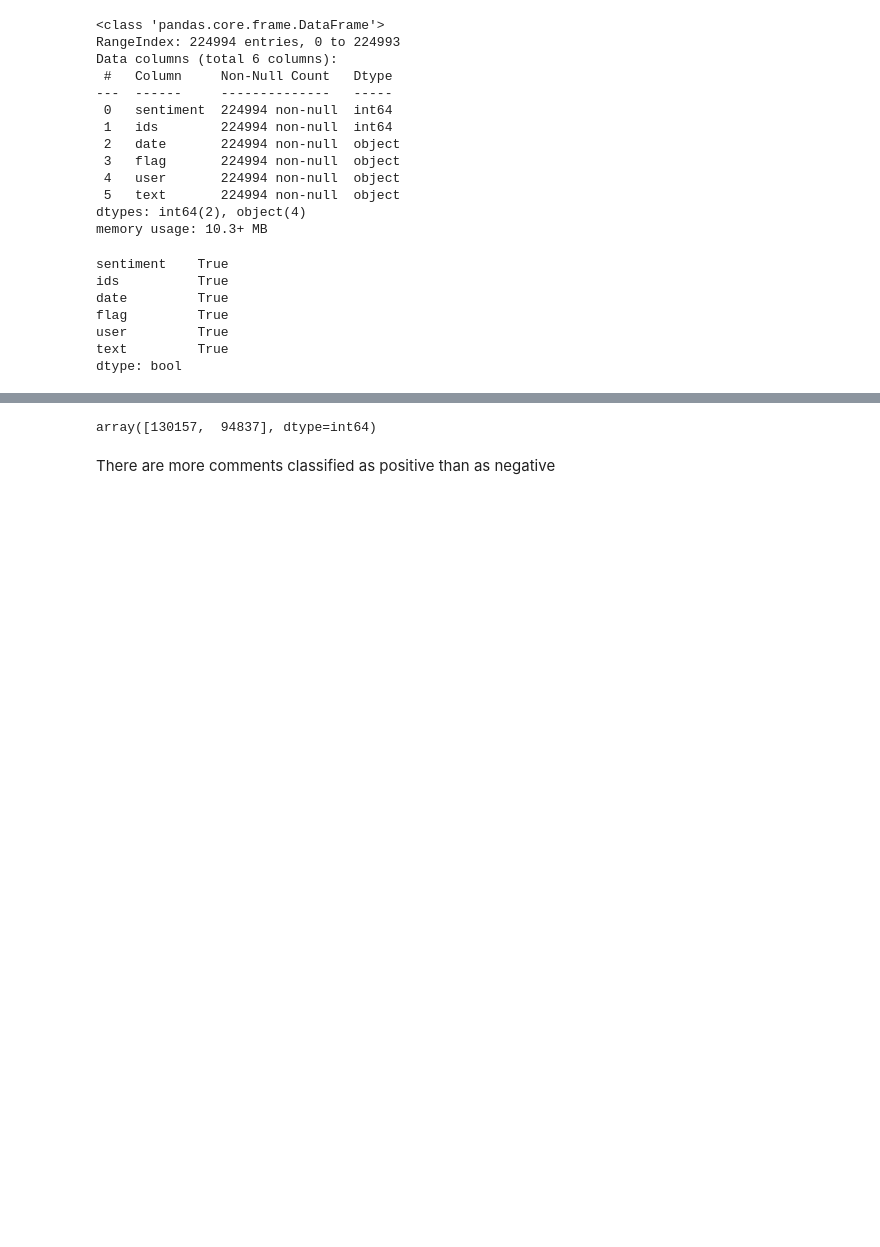
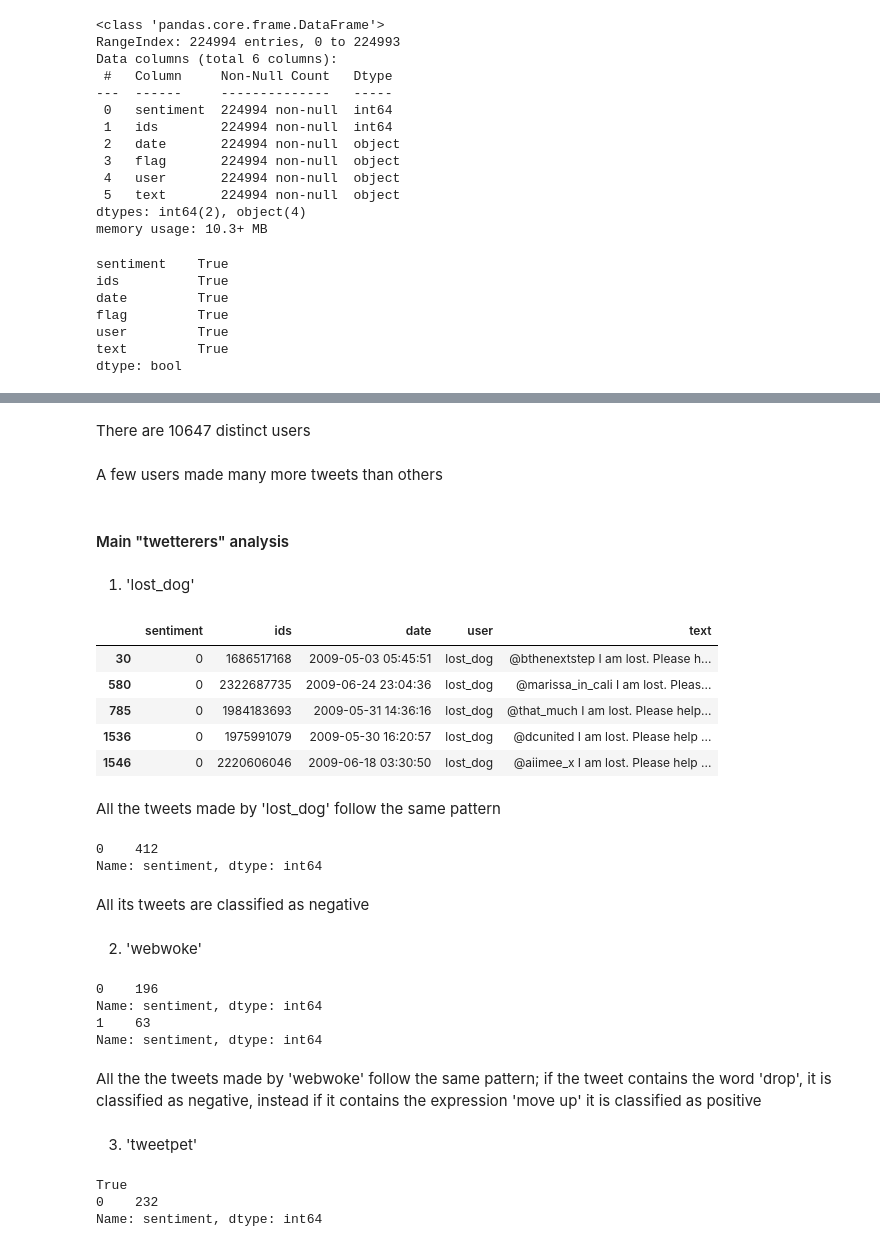
Before and after one commit to Edoch94/DSL_project_2022, a Jupyter notebook: project.ipynb, the cells around one changed output, grey strips where cells are left out. Drawn from its saved outputs; the diff is of its cells as text; code cells hidden in the pictures; blank space fills up the shorter version.

```diff
--- a/project.ipynb
+++ b/project.ipynb
@@ -54,0 +167,2 @@ There are no empty cells
+# %% [markdown]
+There are 10647 distinct users
@@ -55,6 +176,45 @@ There are no empty cells
+# %% [markdown]
+A few users made many more tweets than others
+# %% [markdown]
+#### Main "twetterers" analysis
+# %% [markdown]
+1. 'lost_dog'
+# %%
+df_dev[df_dev['user'] == 'lost_dog'].head()
+# %% [output]
+|  | sentiment | ids | date | user | text |
+| 30 | 0 | 1686517168 | 2009-05-03 05:45:51 | lost_dog | @bthenextstep I am lost. Please h... |
+| 580 | 0 | 2322687735 | 2009-06-24 23:04:36 | lost_dog | @marissa_in_cali I am lost. Pleas... |
+| 785 | 0 | 1984183693 | 2009-05-31 14:36:16 | lost_dog | @that_much I am lost. Please help... |
+| 1536 | 0 | 1975991079 | 2009-05-30 16:20:57 | lost_dog | @dcunited I am lost. Please help ... |
+| 1546 | 0 | 2220606046 | 2009-06-18 03:30:50 | lost_dog | @aiimee_x I am lost. Please help ... |
+# %% [markdown]
+All the tweets made by 'lost_dog' follow the same pattern
 # %%
-np.sum(df_dev['sentiment'].value_counts().values)
+df_dev[df_dev['user'] == 'lost_dog']['sentiment'].value_counts()
 # %% [output]
-array([130157,  94837], dtype=int64)
+0    412
+Name: sentiment, dtype: int64
 # %% [markdown]
-There are more comments classified as positive than as negative
+All its tweets are classified as negative
+# %% [markdown]
+2. 'webwoke'
+# %%
+print(df_dev[df_dev['user'] == 'webwoke'].loc[df_dev['text'].str.contains('drop')]['sentiment'].value_counts())
+print(df_dev[df_dev['user'] == 'webwoke'].loc[df_dev['text'].str.contains('move up')]['sentiment'].value_counts())
+# %% [output]
+0    196
+Name: sentiment, dtype: int64
+1    63
+Name: sentiment, dtype: int64
+# %% [markdown]
+All the the tweets made by 'webwoke' follow the same pattern; if the tweet contains the word 'drop', it is classified as negative, instead if it contains the expression 'move up' it is classified as positive
+# %% [markdown]
+3. 'tweetpet'
+# %%
+print(df_dev[df_dev['user'] == 'tweetpet']['text'].str.contains('Clean Me').any())
+print(df_dev[df_dev['user'] == 'tweetpet']['sentiment'].value_counts())
+# %% [output]
+True
+0    232
+Name: sentiment, dtype: int64
```
Also changed, not shown: parts of 58 cells of this notebook, 1 other file.
